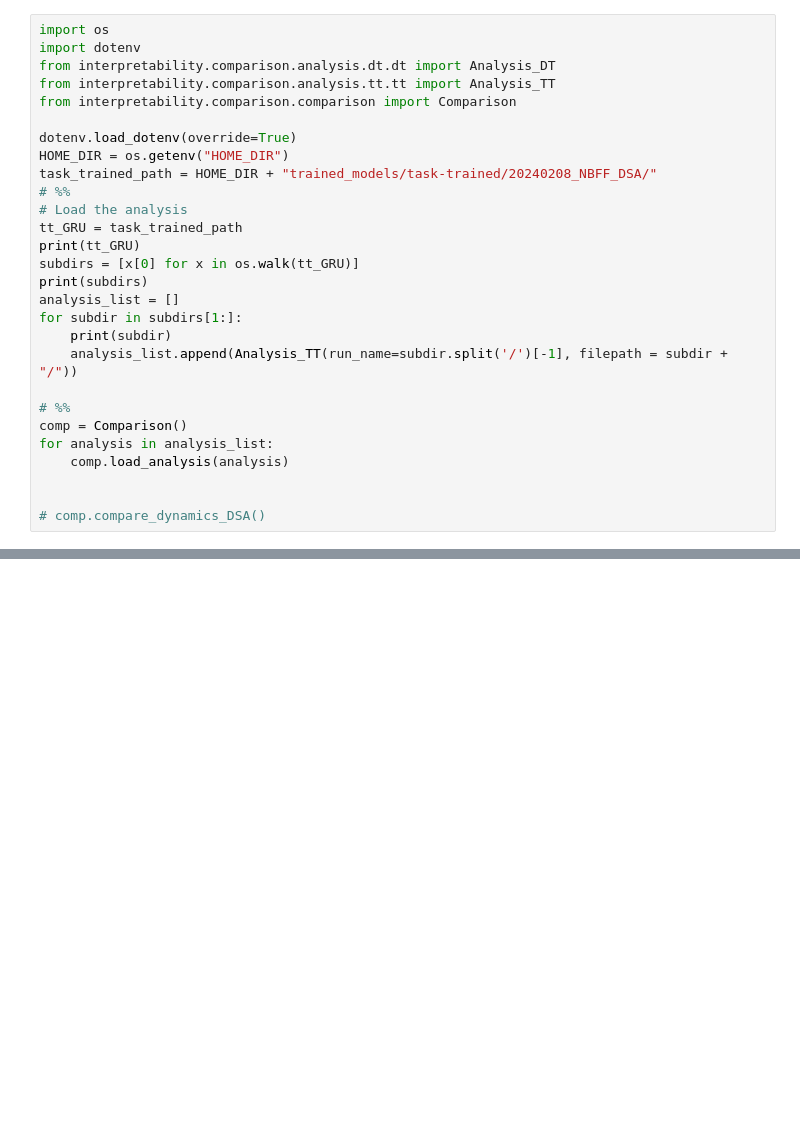
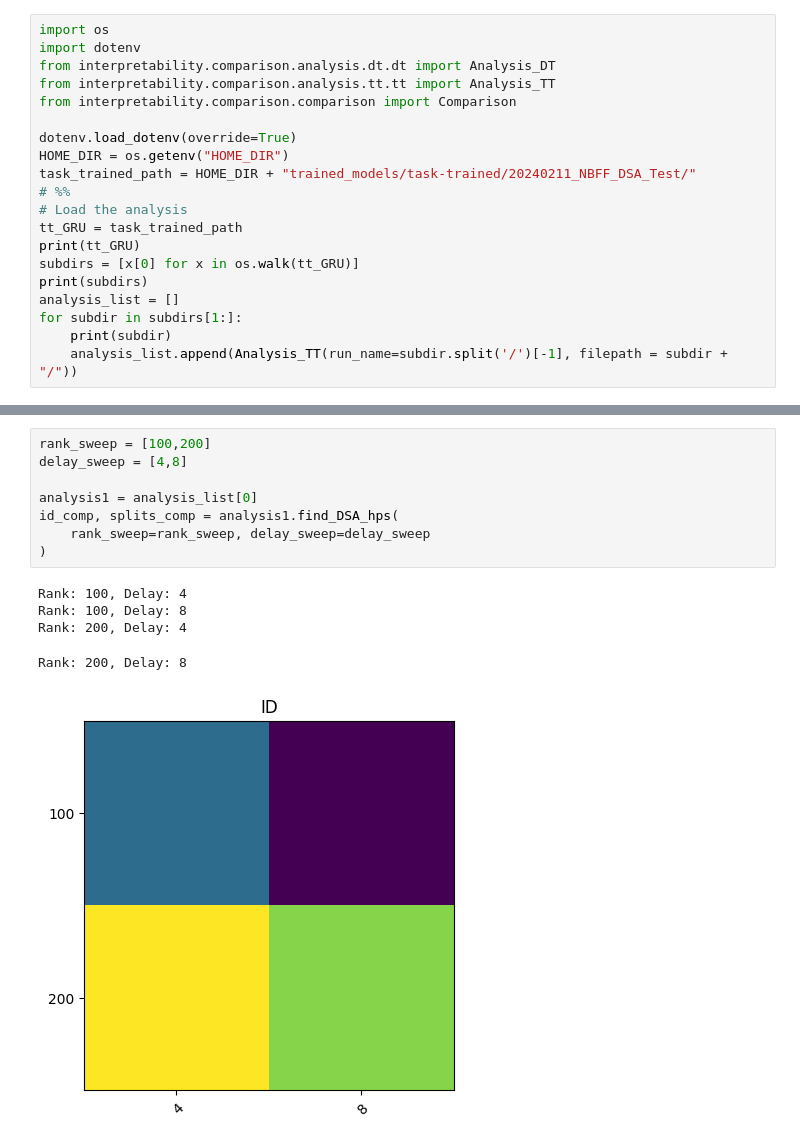
Before and after one commit to snel-repo/ComputationThruDynamicsBenchmark, a Jupyter notebook: examples/dev/DSA/DSATestingNotebook.ipynb, the cells around one changed output, grey strips where cells are left out. Saved outputs shown, nothing was run; the diff lists cells and outputs as text; blank space fills up the shorter version.

```diff
--- a/examples/dev/DSA/DSATestingNotebook.ipynb
+++ b/examples/dev/DSA/DSATestingNotebook.ipynb
@@ -7,7 +7,7 @@ from interpretability.comparison.comparison import Comparison
 
 dotenv.load_dotenv(override=True)
 HOME_DIR = os.getenv("HOME_DIR")
-task_trained_path = HOME_DIR + "trained_models/task-trained/20240208_NBFF_DSA/"
+task_trained_path = HOME_DIR + "trained_models/task-trained/20240211_NBFF_DSA_Test/"
 # %%
 # Load the analysis
 tt_GRU = task_trained_path
@@ -18,12 +18,4 @@ analysis_list = []
 for subdir in subdirs[1:]:
     print(subdir)
     analysis_list.append(Analysis_TT(run_name=subdir.split('/')[-1], filepath = subdir + "/"))
-
-# %%
-comp = Comparison()
-for analysis in analysis_list:
-    comp.load_analysis(analysis)
-
-
-# comp.compare_dynamics_DSA()
 # %% [output]
@@ -54,0 +32,14 @@ array([[1.        , 0.9219188 , 0.00395102, 0.90942181, 0.90290781,
+# %%
+rank_sweep = [100,200]
+delay_sweep = [4,8]
+
+analysis1 = analysis_list[0]
+id_comp, splits_comp = analysis1.find_DSA_hps(
+    rank_sweep=rank_sweep, delay_sweep=delay_sweep
+)
+# %% [output]
+Rank: 100, Delay: 4
+Rank: 100, Delay: 8
+Rank: 200, Delay: 4
+Rank: 200, Delay: 8
+[figure, added]
```
Also changed, not shown: parts of 6 cells of this notebook, 10 other files.
